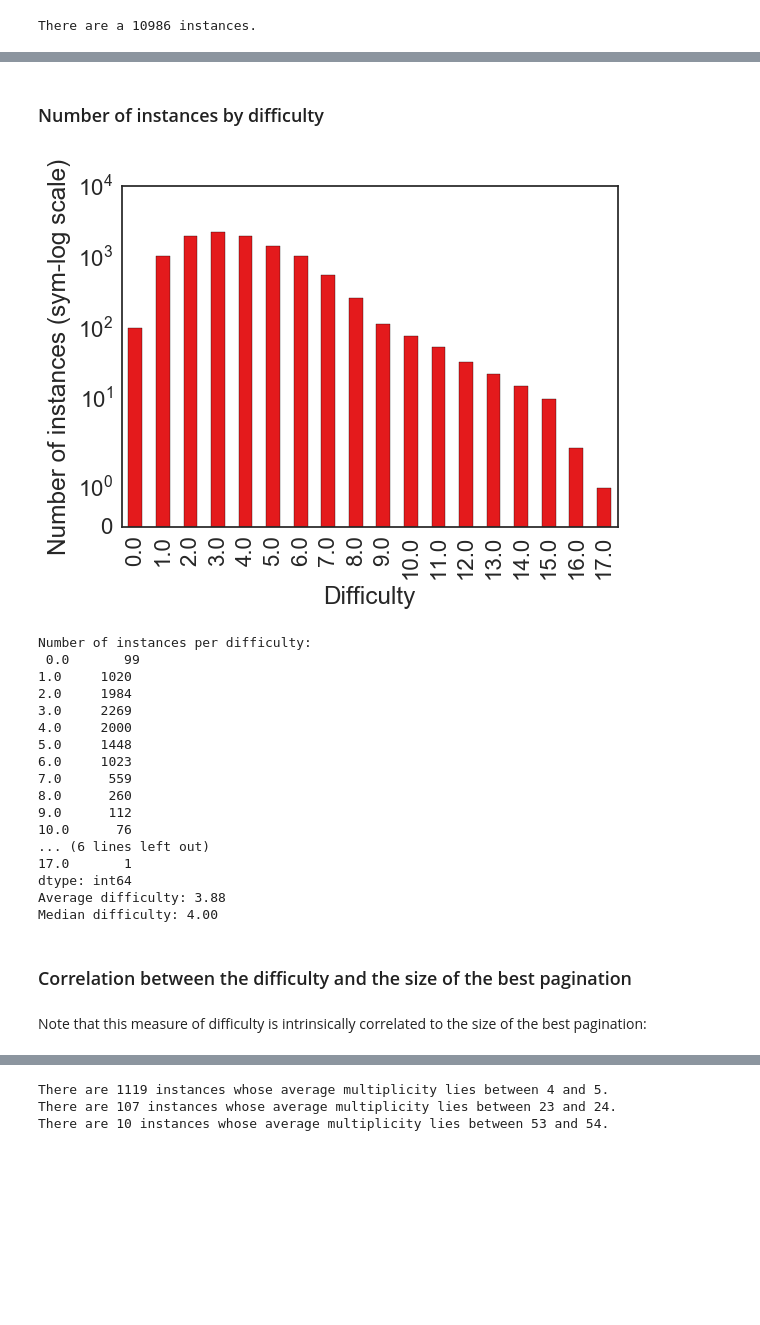
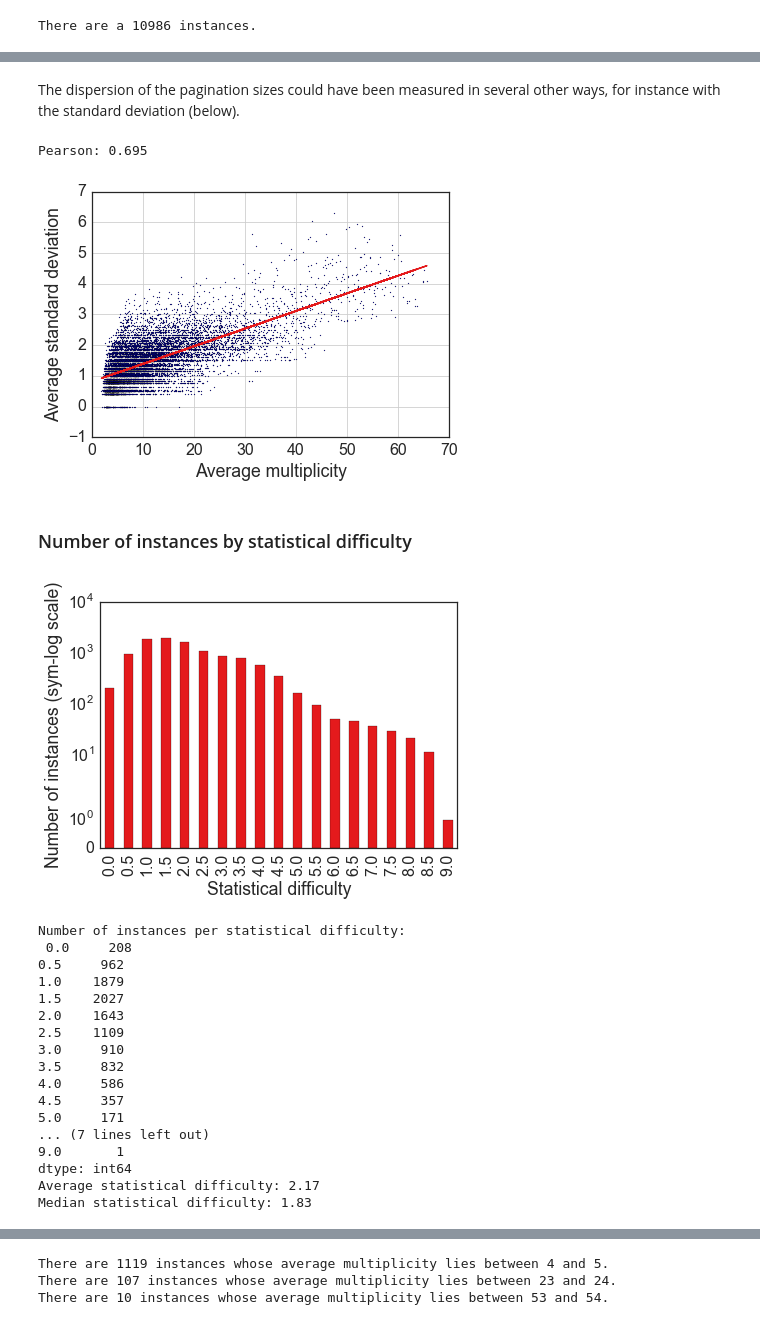
Before and after one commit to pagination-problem/pagination, a Jupyter notebook: analysis.ipynb, the cells around one changed output, grey strips where cells are left out. Saved outputs shown, nothing was run; the diff lists cells and outputs as text; code cells hidden in the pictures; blank space fills up the shorter version.

```diff
--- a/analysis.ipynb
+++ b/analysis.ipynb
@@ -91,7 +106,8 @@ for filename in os.listdir(INPUT_PATH):
     df.extend(instances)
 df = pd.DataFrame(df, index=pd.MultiIndex.from_tuples(indexes, names=("filename", "i")))
 df["best"] = df[["pageCount", "cplexOpt", "cplexUB"]].min(axis = 1) # add a column for the best known pagination size
-sorted_df = df.sort_values(by="avgMultiplicity") # for use with a moving window
+df["cardinality"] = df["tiles"].apply(lambda tiles: sum(len(tile) for tile in tiles))
+df_sorted_by_multiplicity = df.sort_values(by="avgMultiplicity") # for use with a moving window
 print(df.info())
 df.describe()
 # %% [output]
@@ -135,35 +165,47 @@ There are a 10986 instances.
+# %% [markdown]
+The dispersion of the pagination sizes could have been measured in several other ways, for instance with the standard deviation (below).
+# %%
+x = df["avgMultiplicity"]
+y = df[solvers].std(axis=1)
+axes = plt.gca()
+axes.set_xlim([0, 70])
+plot_linear_regression(x, y)
+plt.scatter(x, y, marker="o", s=1)
+plt.xlabel("Average multiplicity")
+plt.ylabel("Average standard deviation")
+plt.grid()
+plt.show()
+# %% [output]
+Pearson: 0.695
+[figure, added]
 # %% [markdown]
-### Number of instances by difficulty
+### Number of instances by statistical difficulty
 # %%
-result = df.groupby(df[solvers].max(axis=1) - df["best"]).size()
+result = df.groupby(round(2 * (df[solvers].mean(axis=1) - df["best"]))/2).size()
 result.plot(kind="bar")
 plt.yscale("symlog")
-plt.xlabel("Difficulty")
+plt.xlabel("Statistical difficulty")
 plt.ylabel("Number of instances (sym-log scale)")
 plt.show()
-print("Number of instances per difficulty:\n", result)
-print("Average difficulty: %.02f" % (df[solvers].max(axis=1) - df["best"]).mean())
-print("Median difficulty: %.02f" % (df[solvers].max(axis=1) - df["best"]).median())
+print("Number of instances per statistical difficulty:\n", result)
+print("Average statistical difficulty: %.02f" % (df[solvers].mean(axis=1) - df["best"]).mean())
+print("Median statistical difficulty: %.02f" % (df[solvers].mean(axis=1) - df["best"]).median())
 # %% [output]
-[figure, old version]
+[figure, new version]
-Number of instances per difficulty:
- 0.0       99
-1.0     1020
-2.0     1984
-3.0     2269
-4.0     2000
-5.0     1448
-6.0     1023
-7.0      559
-8.0      260
-9.0      112
-10.0      76
-... (6 lines left out)
-17.0       1
+Number of instances per statistical difficulty:
+ 0.0     208
+0.5     962
+1.0    1879
+1.5    2027
+2.0    1643
+2.5    1109
+3.0     910
+3.5     832
+4.0     586
+4.5     357
+5.0     171
+... (7 lines left out)
+9.0       1
 dtype: int64
-Average difficulty: 3.88
-Median difficulty: 4.00
+Average statistical difficulty: 2.17
+Median statistical difficulty: 1.83
-# %% [markdown]
-### Correlation between the difficulty and the size of the best pagination
-# %% [markdown]
-Note that this measure of difficulty is intrinsically correlated to the size of the best pagination:
```
Also changed, not shown: parts of 26 cells of this notebook.
